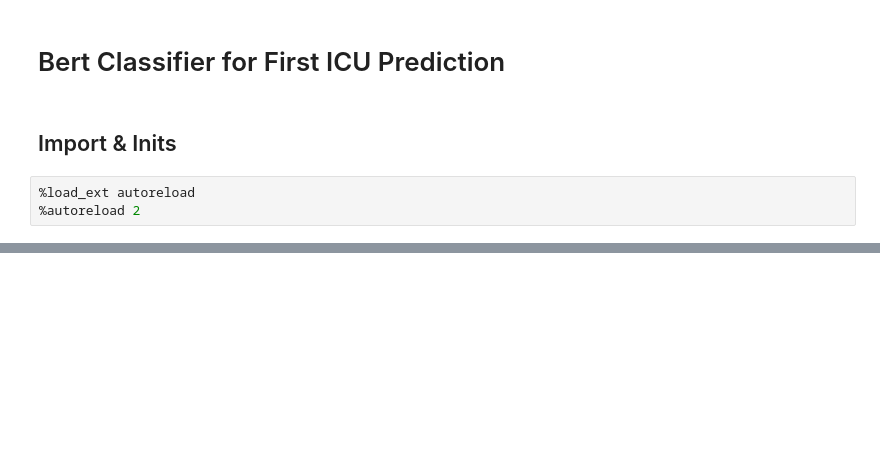
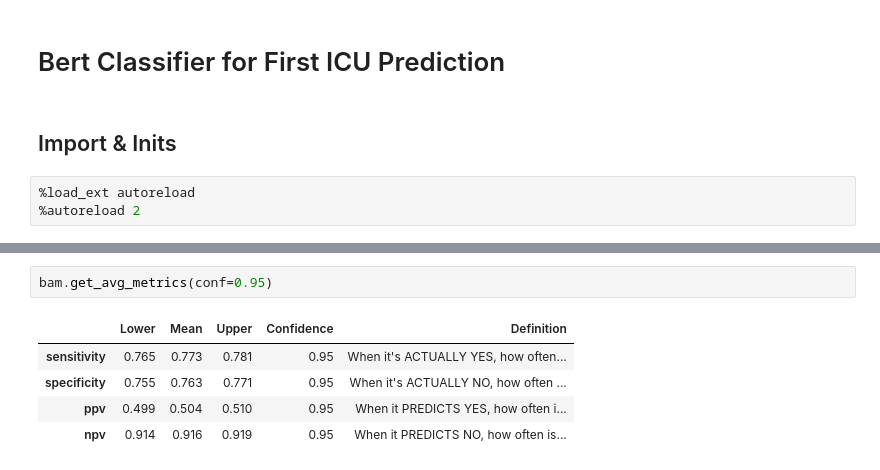
Before and after one commit to sudarshan85/imminent-adm-mimic, a Jupyter notebook: bert/bert_classifier.ipynb, the cells around one changed output, grey strips where cells are left out. Cells and saved outputs as stored; diff of their text form; blank space fills up the shorter version.

```diff
--- a/bert/bert_classifier.ipynb
+++ b/bert/bert_classifier.ipynb
@@ -48 +97,9 @@ with open(args.workdir/'pred.pkl', 'rb') as f:
+# %%
+bam.get_avg_metrics(conf=0.95)
+# %% [output]
+|  | Lower | Mean | Upper | Confidence | Definition |
+| sensitivity | 0.765 | 0.773 | 0.781 | 0.95 | When it's ACTUALLY YES, how often... |
+| specificity | 0.755 | 0.763 | 0.771 | 0.95 | When it's ACTUALLY NO, how often ... |
+| ppv | 0.499 | 0.504 | 0.510 | 0.95 | When it PREDICTS YES, how often i... |
+| npv | 0.914 | 0.916 | 0.919 | 0.95 | When it PREDICTS NO, how often is... |
 # %%
```
Also changed, not shown: parts of 25 cells of this notebook, 2 other files.
